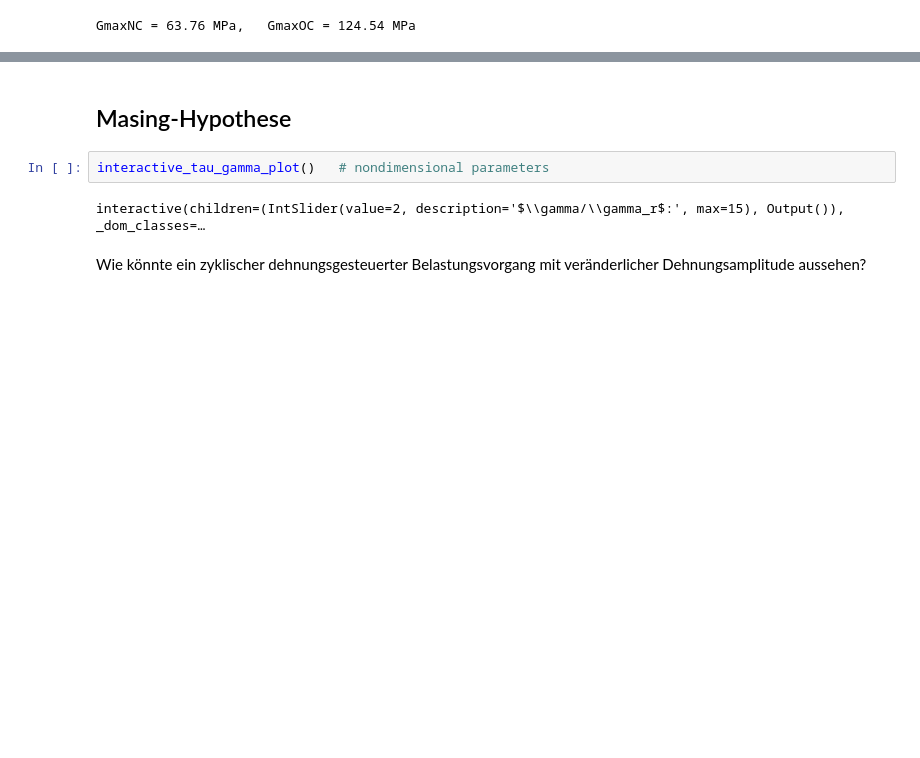
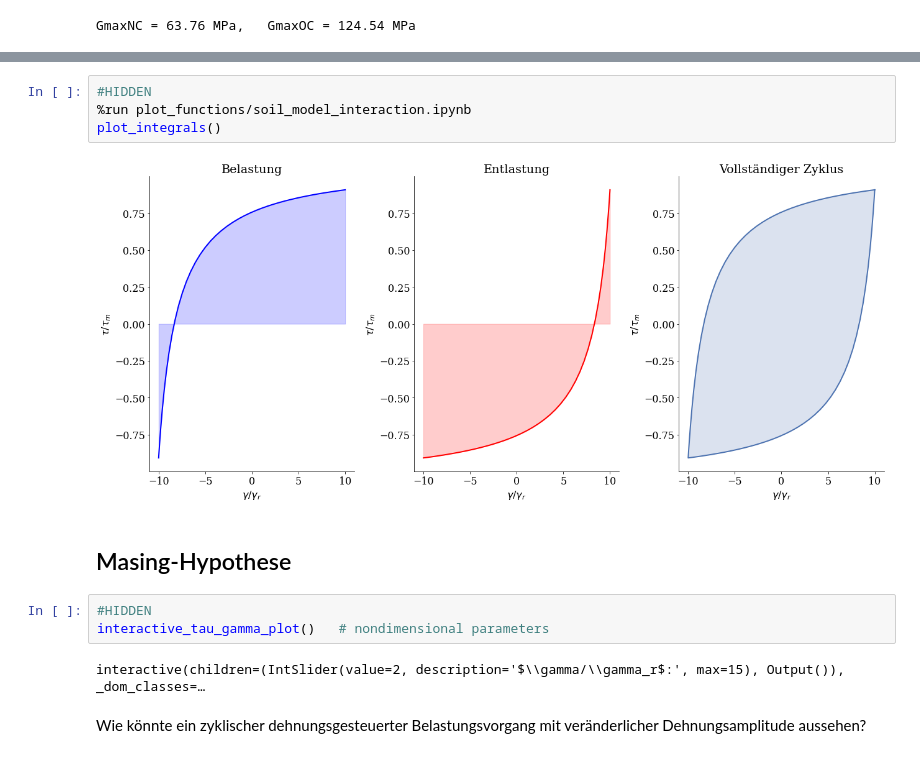
Before and after one commit to nagelt/soil_dynamics, a Jupyter notebook: soil_model.ipynb, the cells around one changed output, grey strips where cells are left out. Drawn from its saved outputs; the diff is of its cells as text; blank space fills up the shorter version.

Commit message:
Added work plot.

```diff
--- a/soil_model.ipynb
+++ b/soil_model.ipynb
@@ -131,6 +147,13 @@ GmaxNC = 63.76 MPa,   GmaxOC = 124.54 MPa
+# %%
+#HIDDEN
+%run plot_functions/soil_model_interaction.ipynb
+plot_integrals()
+# %% [output]
+[figure, added]
 # %% [markdown]
 ## Masing-Hypothese
 # %%
+#HIDDEN
 interactive_tau_gamma_plot()   # nondimensional parameters
 # %% [output]
 interactive(children=(IntSlider(value=2, description='$\\gamma/\\gamma_r$:', max=15), Output()), _dom_classes=…
```
Also changed, not shown: parts of 1 cell of this notebook, 1 other file.
